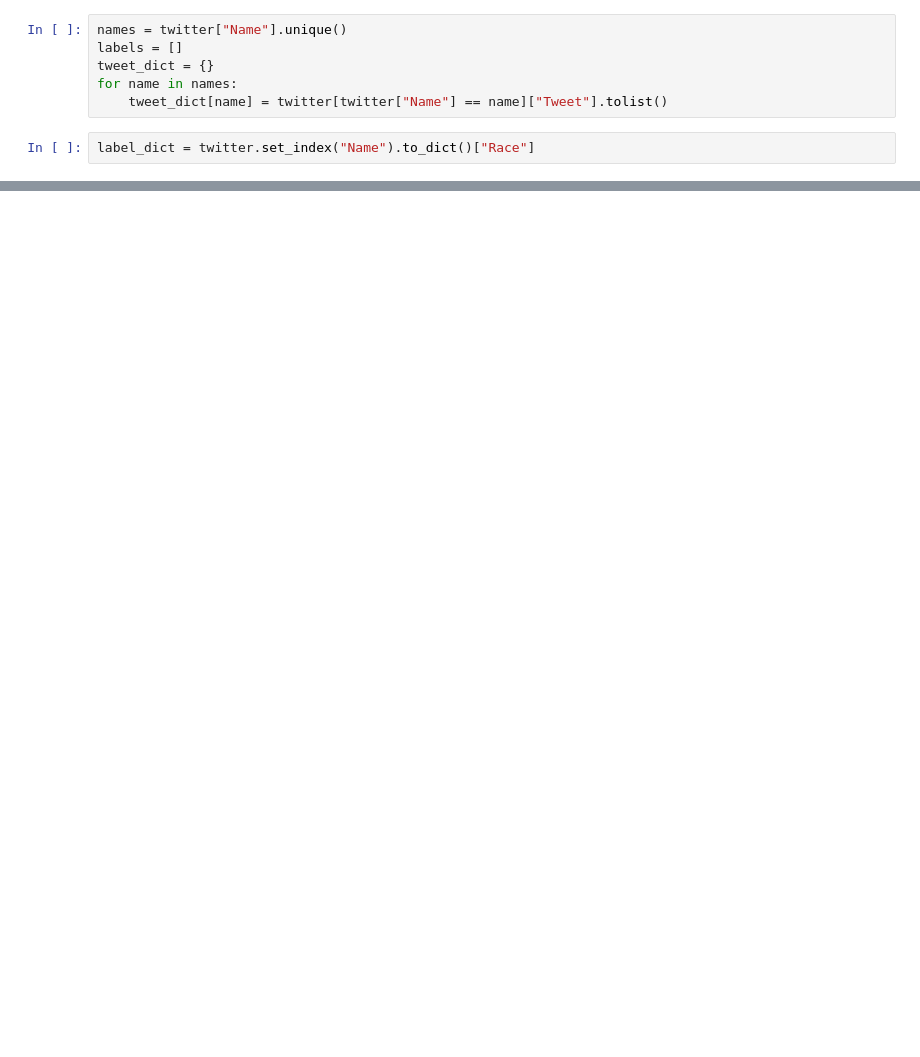
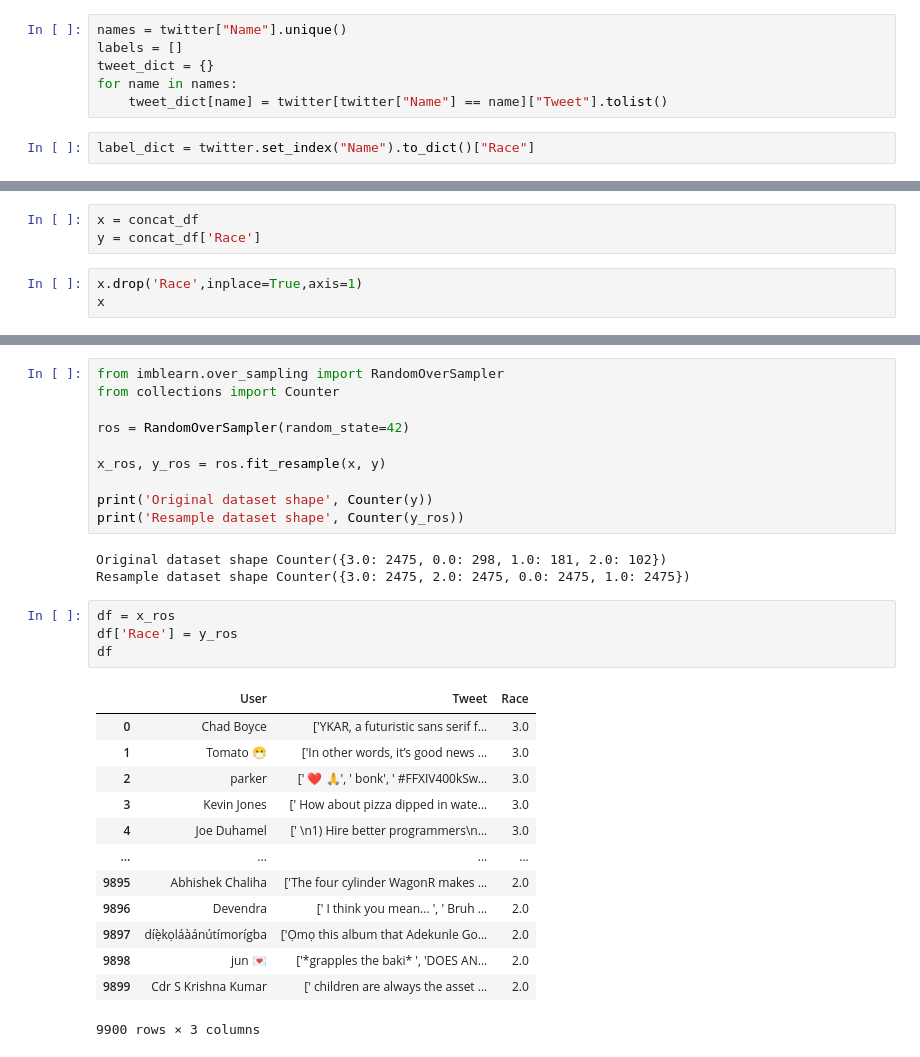
Before and after one commit to MinhNguyen99AI/CS640AI-Demographics-Prediction, a Jupyter notebook: racePrediction.ipynb, the cells around one changed output, grey strips where cells are left out. Drawn from its saved outputs; the diff is of its cells as text; blank space fills up the shorter version.

Commit message:
tried random oversampling

```diff
--- a/racePrediction.ipynb
+++ b/racePrediction.ipynb
@@ -152,0 +87,6 @@ Name: Race, dtype: int64
+# %%
+x = concat_df
+y = concat_df['Race']
+# %%
+x.drop('Race',inplace=True,axis=1)
+x
@@ -153,3 +107,34 @@ Name: Race, dtype: int64
+# %%
+from imblearn.over_sampling import RandomOverSampler
+from collections import Counter
+
+ros = RandomOverSampler(random_state=42)
+
+x_ros, y_ros = ros.fit_resample(x, y)
+
+print('Original dataset shape', Counter(y))
+print('Resample dataset shape', Counter(y_ros))
+# %% [output]
+Original dataset shape Counter({3.0: 2475, 0.0: 298, 1.0: 181, 2.0: 102})
+Resample dataset shape Counter({3.0: 2475, 2.0: 2475, 0.0: 2475, 1.0: 2475})
+# %%
+df = x_ros
+df['Race'] = y_ros
+df
+# %% [output]
+|  | User | Tweet | Race |
+| 0 | Chad Boyce | ['YKAR, a futuristic sans serif f... | 3.0 |
+| 1 | Tomato 😷 | ['In other words, it’s good news ... | 3.0 |
+| 2 | parker | [' ❤️ 🙏', ' bonk', ' #FFXIV400kSw... | 3.0 |
+| 3 | Kevin Jones | [' How about pizza dipped in wate... | 3.0 |
+| 4 | Joe Duhamel | [' \n1) Hire better programmers\n... | 3.0 |
+| ... | ... | ... | ... |
+| 9895 | Abhishek Chaliha | ['The four cylinder WagonR makes ... | 2.0 |
+| 9896 | Devendra | [' I think you mean... ', ' Bruh ... | 2.0 |
+| 9897 | díẹ̀kọláàánútímorígba | ['Ọmọ this album that Adekunle Go... | 2.0 |
+| 9898 | jun 💌 | ['*grapples the baki* ', 'DOES AN... | 2.0 |
+| 9899 | Cdr S Krishna Kumar | [' children are always the asset ... | 2.0 |
+9900 rows × 3 columns
 # %%
 def constructModel():
     bert_preprocess = hub.KerasLayer("https://tfhub.dev/tensorflow/bert_en_uncased_preprocess/3")
```
Also changed, not shown: parts of 16 cells of this notebook.
